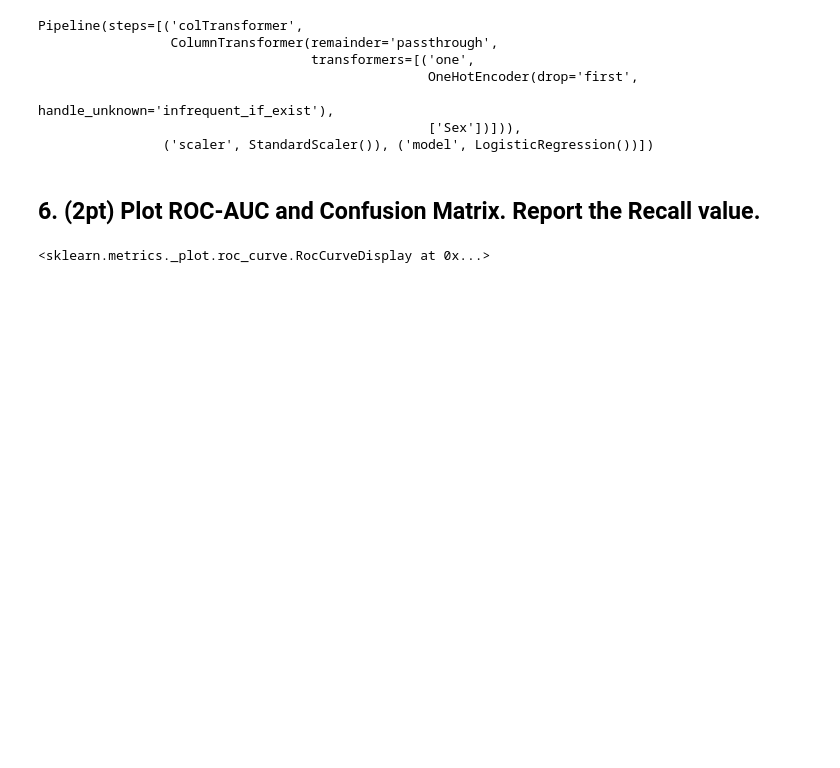
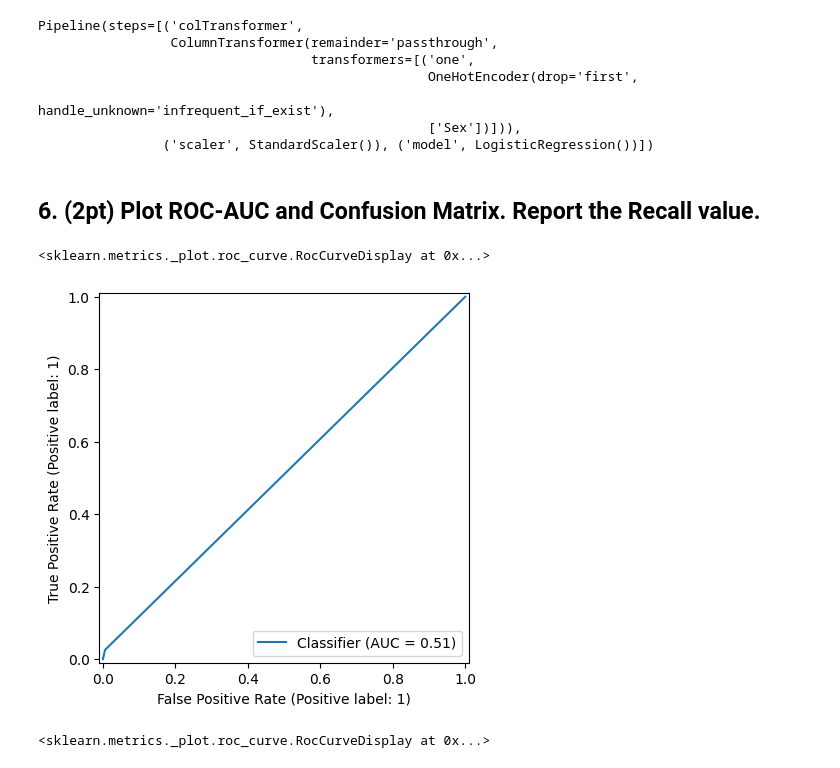
Before and after one commit to Nick-Azzarano/Machine-Learning-Practice, a Jupyter notebook: Spring2025/Homeworks/HW5.ipynb, the cells around one changed output. Drawn from its saved outputs; the diff is of its cells as text; code cells hidden in the pictures; blank space fills up the shorter version.

```diff
--- a/Spring2025/Homeworks/HW5.ipynb
+++ b/Spring2025/Homeworks/HW5.ipynb
@@ -337,6 +337,12 @@ Pipeline(steps=[('colTransformer',
 ## 6. (2pt) Plot ROC-AUC and Confusion Matrix. Report the Recall value.
 # %%
 from sklearn.metrics import ConfusionMatrixDisplay, recall_score, RocCurveDisplay
+# %%
+# Plot ROC-AUC.
+RocCurveDisplay.from_predictions(y_val, pipeline.predict(X_val))
+# %% [output]
+<sklearn.metrics._plot.roc_curve.RocCurveDisplay at 0x...>
+[figure, added]
 # %%
 # Plot ROC-AUC.
 RocCurveDisplay.from_estimator(pipeline, X_val, y_val)
```
Also changed, not shown: parts of 5 cells of this notebook.
